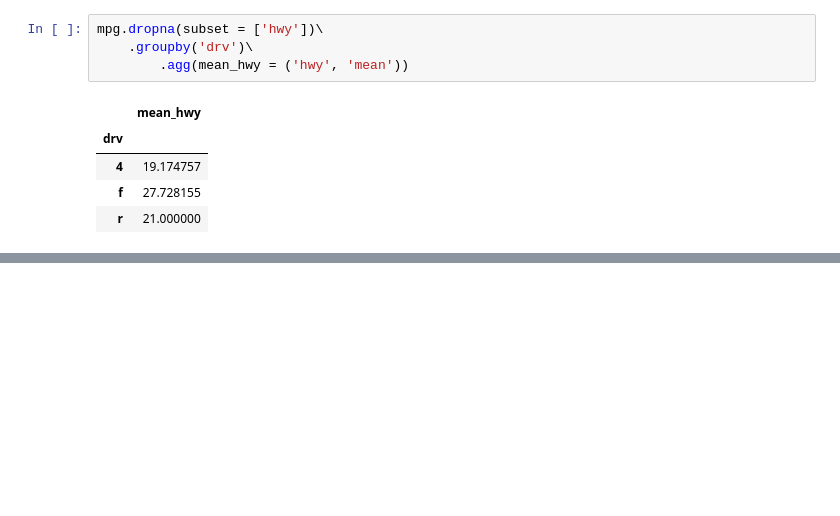
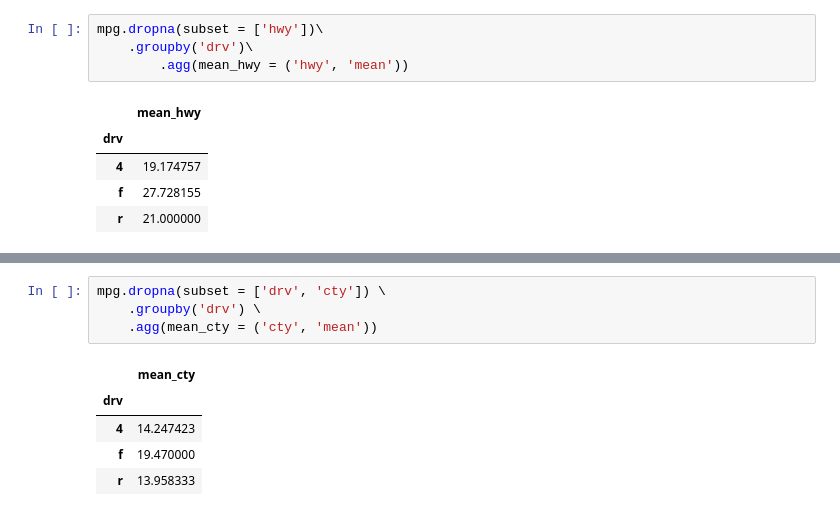
Before and after one commit to CHYIJE/kit_bigtata, a Jupyter notebook: src/chapter07.ipynb, the cells around one changed output, grey strips where cells are left out. Drawn from its saved outputs; the diff is of its cells as text; blank space fills up the shorter version.

```diff
--- a/src/chapter07.ipynb
+++ b/src/chapter07.ipynb
@@ -305,0 +356,10 @@ mpg.dropna(subset = ['hwy'])\
+# %%
+mpg.dropna(subset = ['drv', 'cty']) \
+    .groupby('drv') \
+    .agg(mean_cty = ('cty', 'mean'))
+# %% [output]
+|  | mean_cty |
+| drv |  |
+| 4 | 14.247423 |
+| f | 19.470000 |
+| r | 13.958333 |
```
Also changed, not shown: parts of 10 cells of this notebook.
